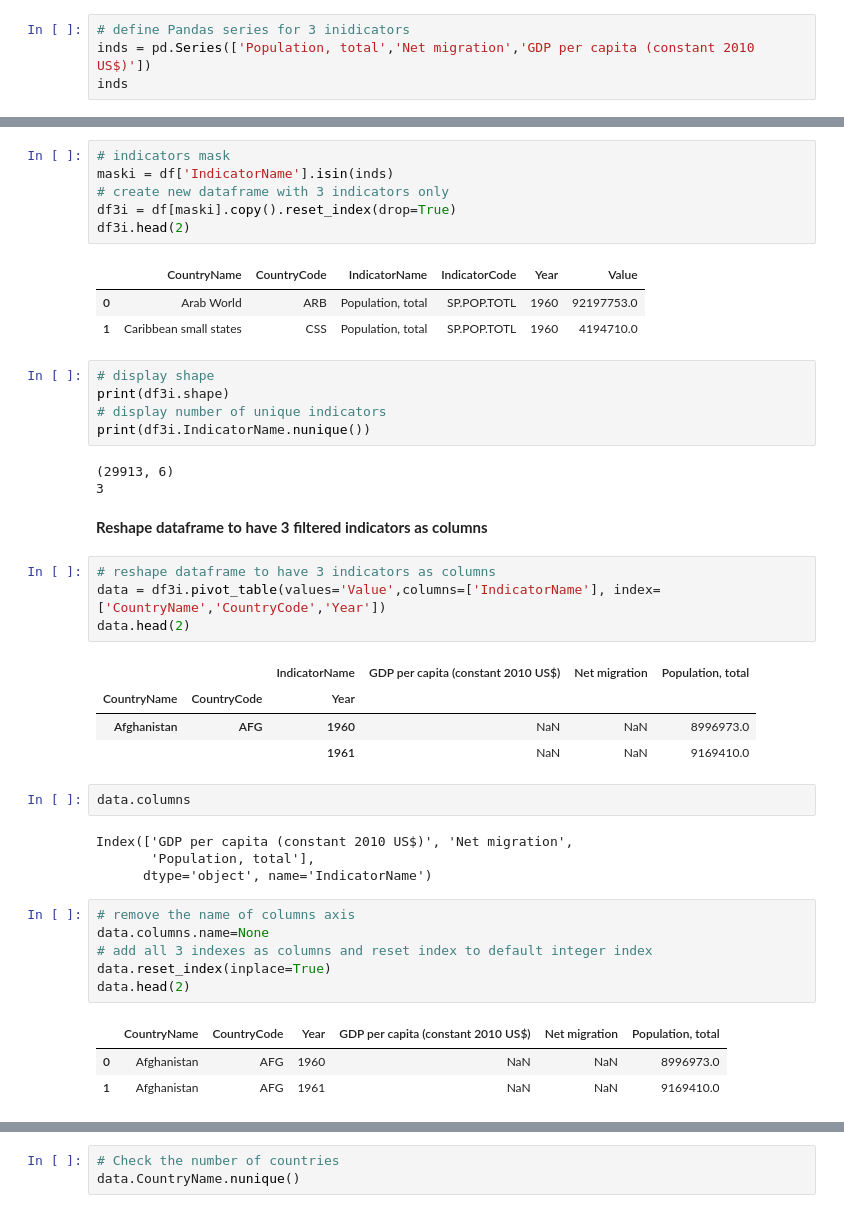
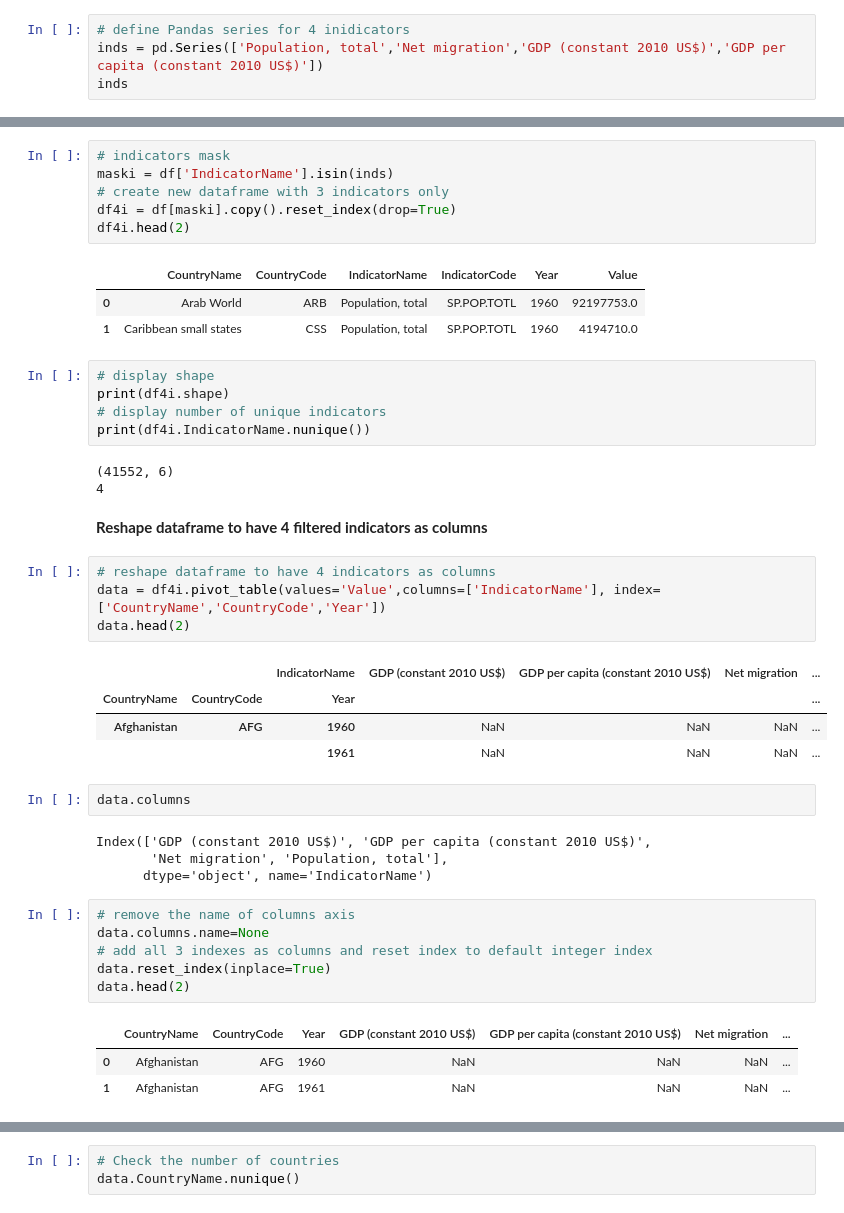
Before and after one commit to zunicd/Population-Trend-Croatia-2018, a Jupyter notebook: Croatia - Population Trend 1990 - 2018.ipynb, the cells around one changed output, grey strips where cells are left out. Drawn from its saved outputs; the diff is of its cells as text.

```diff
--- a/Croatia - Population Trend 1990 - 2018.ipynb
+++ b/Croatia - Population Trend 1990 - 2018.ipynb
@@ -62,6 +62,6 @@ We will keep only the following three indicators:
 # %%
-# define Pandas series for 3 inidicators
-inds = pd.Series(['Population, total','Net migration','GDP per capita (constant 2010 US$)'])
+# define Pandas series for 4 inidicators
+inds = pd.Series(['Population, total','Net migration','GDP (constant 2010 US$)','GDP per capita (constant 2010 US$)'])
 inds
 # %% [output]
 0                     Population, total
@@ -72,36 +73,36 @@ dtype: object
 # indicators mask
 maski = df['IndicatorName'].isin(inds)
 # create new dataframe with 3 indicators only
-df3i = df[maski].copy().reset_index(drop=True)
-df3i.head(2)
+df4i = df[maski].copy().reset_index(drop=True)
+df4i.head(2)
 # %% [output]
 |  | CountryName | CountryCode | IndicatorName | IndicatorCode | Year | Value |
 | 0 | Arab World | ARB | Population, total | SP.POP.TOTL | 1960 | 92197753.0 |
 | 1 | Caribbean small states | CSS | Population, total | SP.POP.TOTL | 1960 | 4194710.0 |
 # %%
 # display shape
-print(df3i.shape)
+print(df4i.shape)
 # display number of unique indicators
-print(df3i.IndicatorName.nunique())
+print(df4i.IndicatorName.nunique())
 # %% [output]
-(29913, 6)
-3
+(41552, 6)
+4
 # %% [markdown]
-**Reshape dataframe to have 3 filtered indicators as columns**
+**Reshape dataframe to have 4 filtered indicators as columns**
 # %%
-# reshape dataframe to have 3 indicators as columns
-data = df3i.pivot_table(values='Value',columns=['IndicatorName'], index=['CountryName','CountryCode','Year'])
+# reshape dataframe to have 4 indicators as columns
+data = df4i.pivot_table(values='Value',columns=['IndicatorName'], index=['CountryName','CountryCode','Year'])
 data.head(2)
 # %% [output]
-|  |  | IndicatorName | GDP per capita (constant 2010 US$) | Net migration | Population, total |
-| CountryName | CountryCode | Year |  |  |  |
-| Afghanistan | AFG | 1960 | NaN | NaN | 8996973.0 |
-|  |  | 1961 | NaN | NaN | 9169410.0 |
+|  |  | IndicatorName | GDP (constant 2010 US$) | GDP per capita (constant 2010 US$) | Net migration | ... |
+| CountryName | CountryCode | Year |  |  |  | ... |
+| Afghanistan | AFG | 1960 | NaN | NaN | NaN | ... |
+|  |  | 1961 | NaN | NaN | NaN | ... |
 # %%
 data.columns
 # %% [output]
-Index(['GDP per capita (constant 2010 US$)', 'Net migration',
-       'Population, total'],
+Index(['GDP (constant 2010 US$)', 'GDP per capita (constant 2010 US$)',
+       'Net migration', 'Population, total'],
       dtype='object', name='IndicatorName')
 # %%
 # remove the name of columns axis
@@ -110,9 +111,9 @@ data.columns.name=None
 data.reset_index(inplace=True)
 data.head(2)
 # %% [output]
-|  | CountryName | CountryCode | Year | GDP per capita (constant 2010 US$) | Net migration | Population, total |
-| 0 | Afghanistan | AFG | 1960 | NaN | NaN | 8996973.0 |
-| 1 | Afghanistan | AFG | 1961 | NaN | NaN | 9169410.0 |
+|  | CountryName | CountryCode | Year | GDP (constant 2010 US$) | GDP per capita (constant 2010 US$) | Net migration | ... |
+| 0 | Afghanistan | AFG | 1960 | NaN | NaN | NaN | ... |
+| 1 | Afghanistan | AFG | 1961 | NaN | NaN | NaN | ... |
 # %%
 data.info()
 # %% [output]
```
Also changed, not shown: parts of 33 cells of this notebook, 1 other file.
